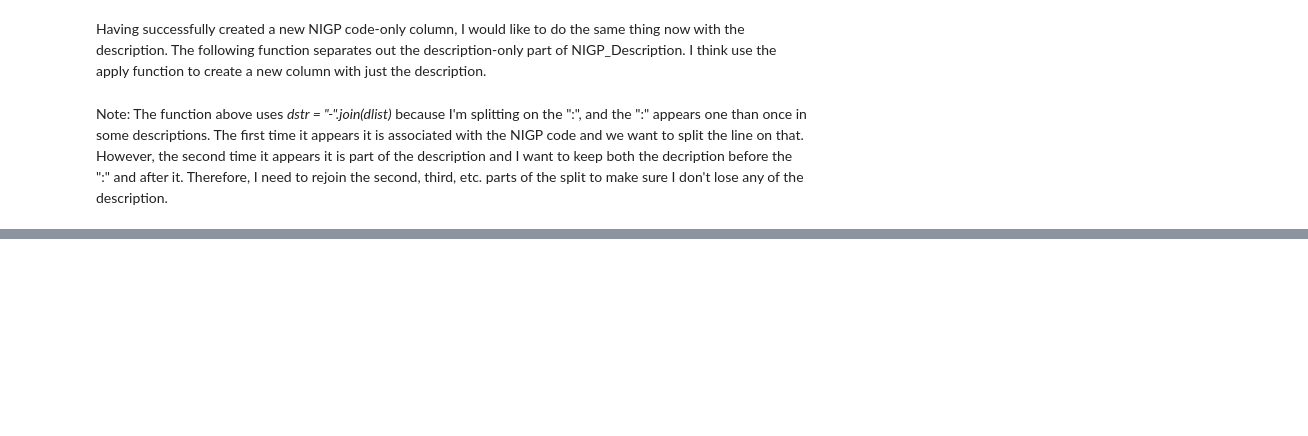
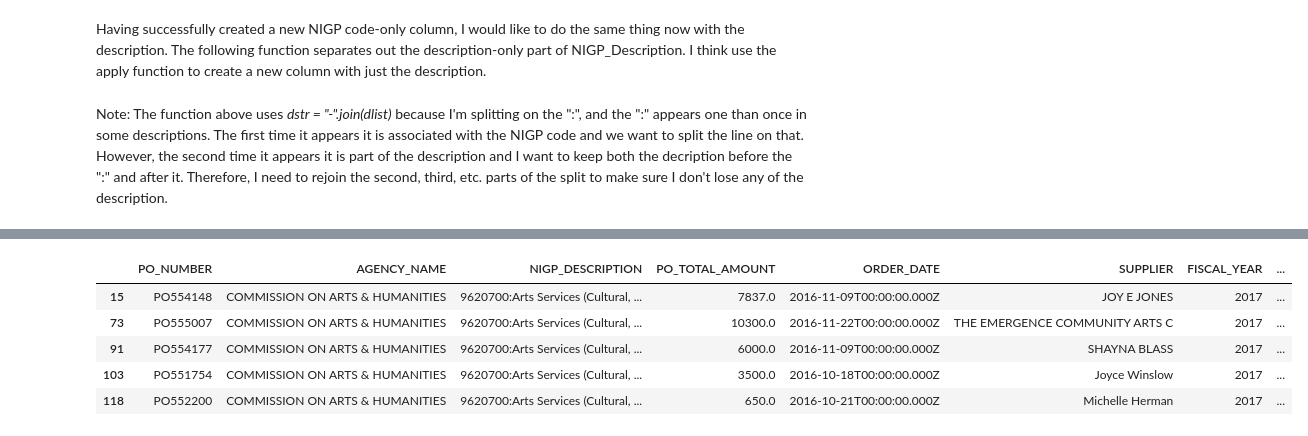
Before and after one commit to hammer2100/DC2017, a Jupyter notebook: DC2017_POs.ipynb, the cells around one changed output, grey strips where cells are left out. Drawn from its saved outputs; the diff is of its cells as text; code cells hidden in the pictures; blank space fills up the shorter version.

```diff
--- a/DC2017_POs.ipynb
+++ b/DC2017_POs.ipynb
@@ -258,0 +286,10 @@ raw_data[["NIGP_DESCRIPTION","NIGP","NIGP_DESCR"]][raw_data["NIGP"]=="9090300"]
+# %%
+arts_pos = raw_data[raw_data["NIGP_DESCR"]=="Arts Services (Cultural, Design, Visual, etc.)"]
+arts_pos.head()
+# %% [output]
+|  | PO_NUMBER | AGENCY_NAME | NIGP_DESCRIPTION | PO_TOTAL_AMOUNT | ORDER_DATE | SUPPLIER | FISCAL_YEAR | ... |
+| 15 | PO554148 | COMMISSION ON ARTS & HUMANITIES | 9620700:Arts Services (Cultural, ... | 7837.0 | 2016-11-09T00:00:00.000Z | JOY E JONES | 2017 | ... |
+| 73 | PO555007 | COMMISSION ON ARTS & HUMANITIES | 9620700:Arts Services (Cultural, ... | 10300.0 | 2016-11-22T00:00:00.000Z | THE EMERGENCE COMMUNITY ARTS C | 2017 | ... |
+| 91 | PO554177 | COMMISSION ON ARTS & HUMANITIES | 9620700:Arts Services (Cultural, ... | 6000.0 | 2016-11-09T00:00:00.000Z | SHAYNA BLASS | 2017 | ... |
+| 103 | PO551754 | COMMISSION ON ARTS & HUMANITIES | 9620700:Arts Services (Cultural, ... | 3500.0 | 2016-10-18T00:00:00.000Z | Joyce Winslow | 2017 | ... |
+| 118 | PO552200 | COMMISSION ON ARTS & HUMANITIES | 9620700:Arts Services (Cultural, ... | 650.0 | 2016-10-21T00:00:00.000Z | Michelle Herman | 2017 | ... |
```
Also changed, not shown: parts of 18 cells of this notebook.
